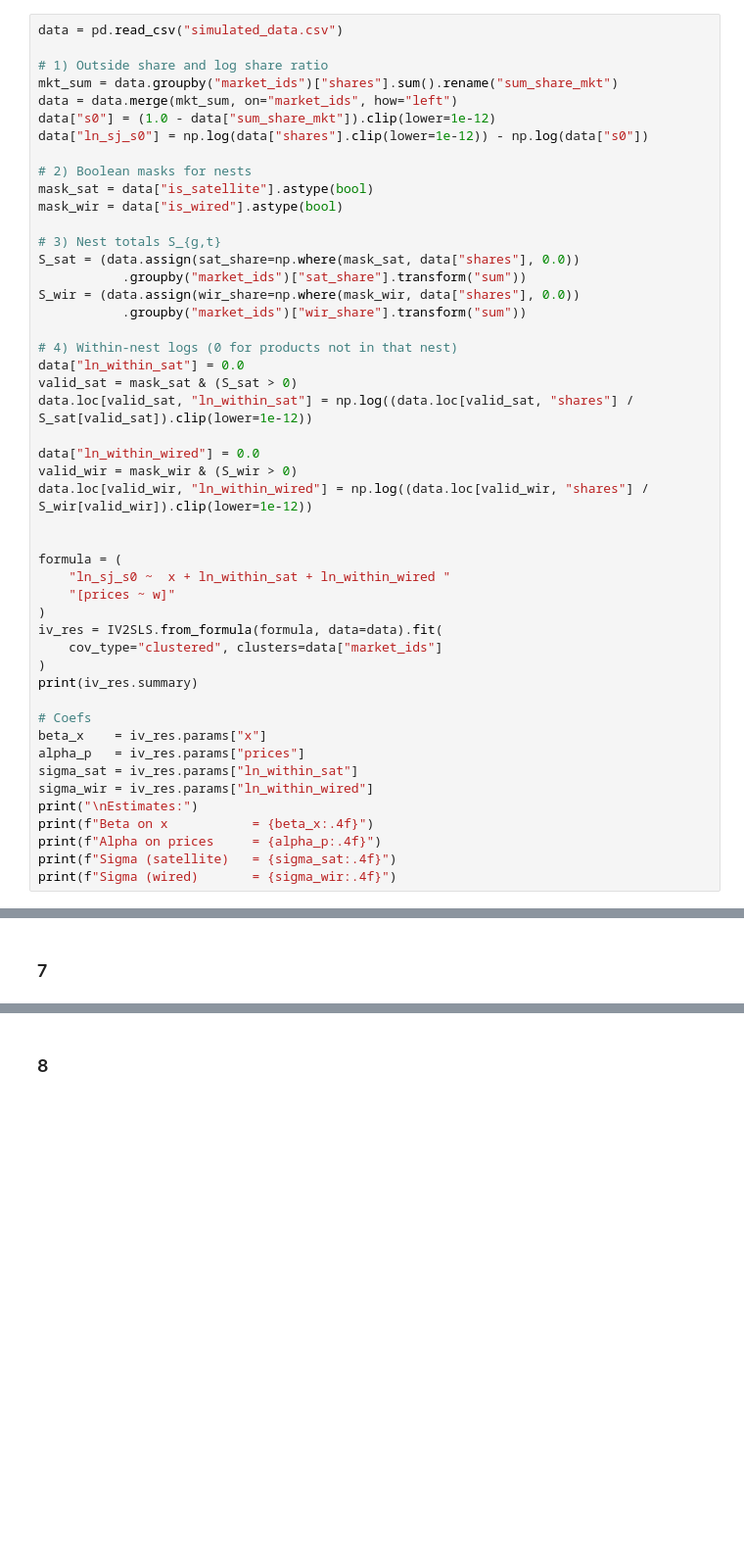
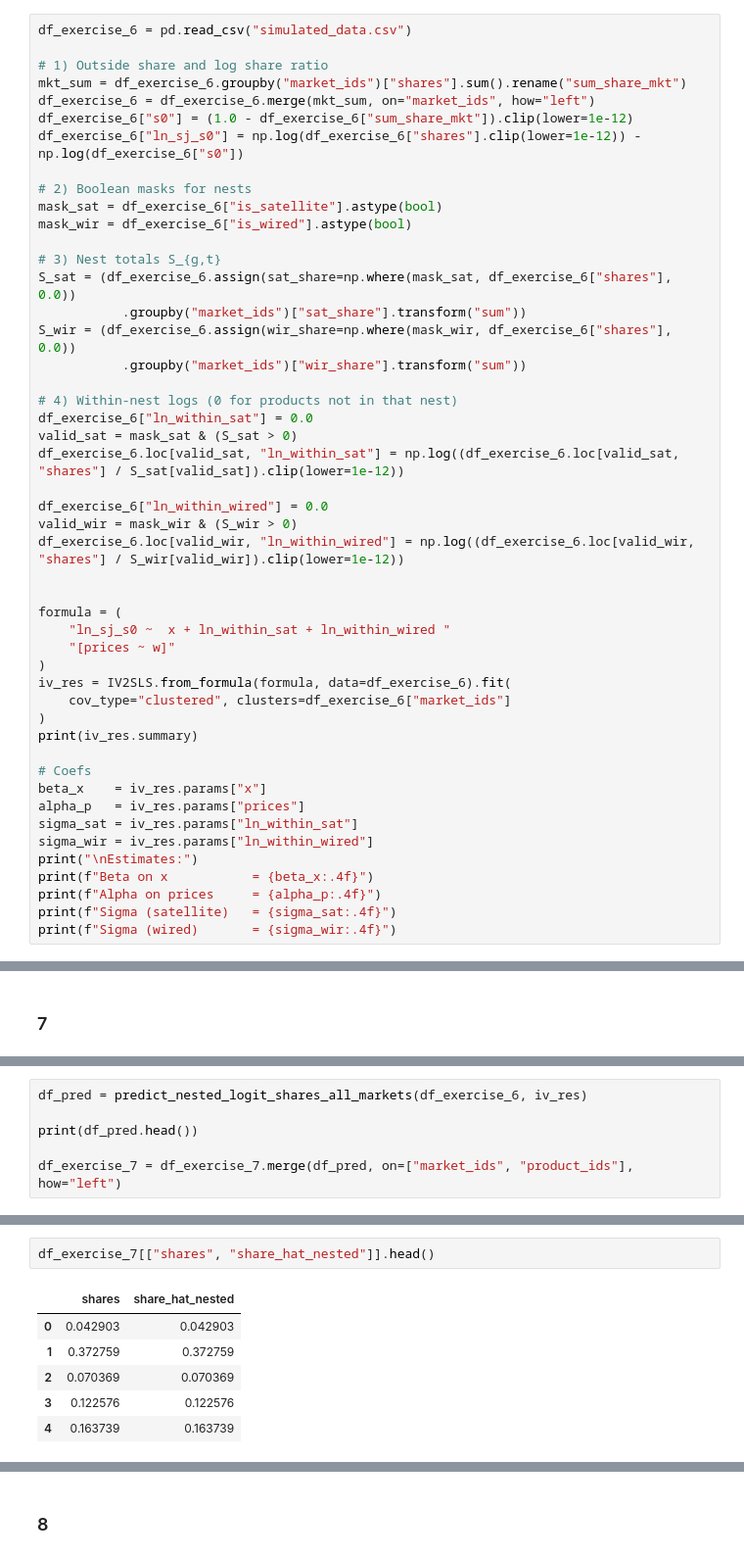
Before and after one commit to Stesperti/Problem_sets_IO, a Jupyter notebook: ps3/ps3_sperti.ipynb, the cells around one changed output, grey strips where cells are left out. Shown at 98% size. Cells and saved outputs as stored; diff of their text form; blank space fills up the shorter version.

Commit message:
new tables and figures for ps3_sperti.ipynb

```diff
--- a/ps3/ps3_sperti.ipynb
+++ b/ps3/ps3_sperti.ipynb
@@ -384,40 +390,40 @@ ImportError: Missing optional dependency 'Jinja2'. DataFrame.style requires jinj
 # %% [markdown]
 ### 6
 # %%
-data = pd.read_csv("simulated_data.csv")
+df_exercise_6 = pd.read_csv("simulated_data.csv")
 
 # 1) Outside share and log share ratio
-mkt_sum = data.groupby("market_ids")["shares"].sum().rename("sum_share_mkt")
-data = data.merge(mkt_sum, on="market_ids", how="left")
-data["s0"] = (1.0 - data["sum_share_mkt"]).clip(lower=1e-12)
-data["ln_sj_s0"] = np.log(data["shares"].clip(lower=1e-12)) - np.log(data["s0"])
+mkt_sum = df_exercise_6.groupby("market_ids")["shares"].sum().rename("sum_share_mkt")
+df_exercise_6 = df_exercise_6.merge(mkt_sum, on="market_ids", how="left")
+df_exercise_6["s0"] = (1.0 - df_exercise_6["sum_share_mkt"]).clip(lower=1e-12)
+df_exercise_6["ln_sj_s0"] = np.log(df_exercise_6["shares"].clip(lower=1e-12)) - np.log(df_exercise_6["s0"])
 
 # 2) Boolean masks for nests
-mask_sat = data["is_satellite"].astype(bool)
-mask_wir = data["is_wired"].astype(bool)
+mask_sat = df_exercise_6["is_satellite"].astype(bool)
+mask_wir = df_exercise_6["is_wired"].astype(bool)
 
 # 3) Nest totals S_{g,t}
-S_sat = (data.assign(sat_share=np.where(mask_sat, data["shares"], 0.0))
+S_sat = (df_exercise_6.assign(sat_share=np.where(mask_sat, df_exercise_6["shares"], 0.0))
            .groupby("market_ids")["sat_share"].transform("sum"))
-S_wir = (data.assign(wir_share=np.where(mask_wir, data["shares"], 0.0))
+S_wir = (df_exercise_6.assign(wir_share=np.where(mask_wir, df_exercise_6["shares"], 0.0))
            .groupby("market_ids")["wir_share"].transform("sum"))
 
 # 4) Within-nest logs (0 for products not in that nest)
-data["ln_within_sat"] = 0.0
+df_exercise_6["ln_within_sat"] = 0.0
 valid_sat = mask_sat & (S_sat > 0)
-data.loc[valid_sat, "ln_within_sat"] = np.log((data.loc[valid_sat, "shares"] / S_sat[valid_sat]).clip(lower=1e-12))
+df_exercise_6.loc[valid_sat, "ln_within_sat"] = np.log((df_exercise_6.loc[valid_sat, "shares"] / S_sat[valid_sat]).clip(lower=1e-12))
 
-data["ln_within_wired"] = 0.0
+df_exercise_6["ln_within_wired"] = 0.0
 valid_wir = mask_wir & (S_wir > 0)
-data.loc[valid_wir, "ln_within_wired"] = np.log((data.loc[valid_wir, "shares"] / S_wir[valid_wir]).clip(lower=1e-12))
+df_exercise_6.loc[valid_wir, "ln_within_wired"] = np.log((df_exercise_6.loc[valid_wir, "shares"] / S_wir[valid_wir]).clip(lower=1e-12))
 
 
 formula = (
     "ln_sj_s0 ~  x + ln_within_sat + ln_within_wired "
     "[prices ~ w]"
 )
-iv_res = IV2SLS.from_formula(formula, data=data).fit(
-    cov_type="clustered", clusters=data["market_ids"]
+iv_res = IV2SLS.from_formula(formula, data=df_exercise_6).fit(
+    cov_type="clustered", clusters=df_exercise_6["market_ids"]
 )
 print(iv_res.summary)
 
@@ -654,0 +782,6 @@ print("  - table_exercise_7.tex")
+# %%
+df_pred = predict_nested_logit_shares_all_markets(df_exercise_6, iv_res)
+
+print(df_pred.head())
+
+df_exercise_7 = df_exercise_7.merge(df_pred, on=["market_ids", "product_ids"], how="left")
@@ -654,0 +795,9 @@ print("  - table_exercise_7.tex")
+# %%
+df_exercise_7[["shares", "share_hat_nested"]].head()
+# %% [output]
+|  | shares | share_hat_nested |
+| 0 | 0.042903 | 0.042903 |
+| 1 | 0.372759 | 0.372759 |
+| 2 | 0.070369 | 0.070369 |
+| 3 | 0.122576 | 0.122576 |
+| 4 | 0.163739 | 0.163739 |
```
Also changed, not shown: parts of 32 cells of this notebook, 17 other files.
